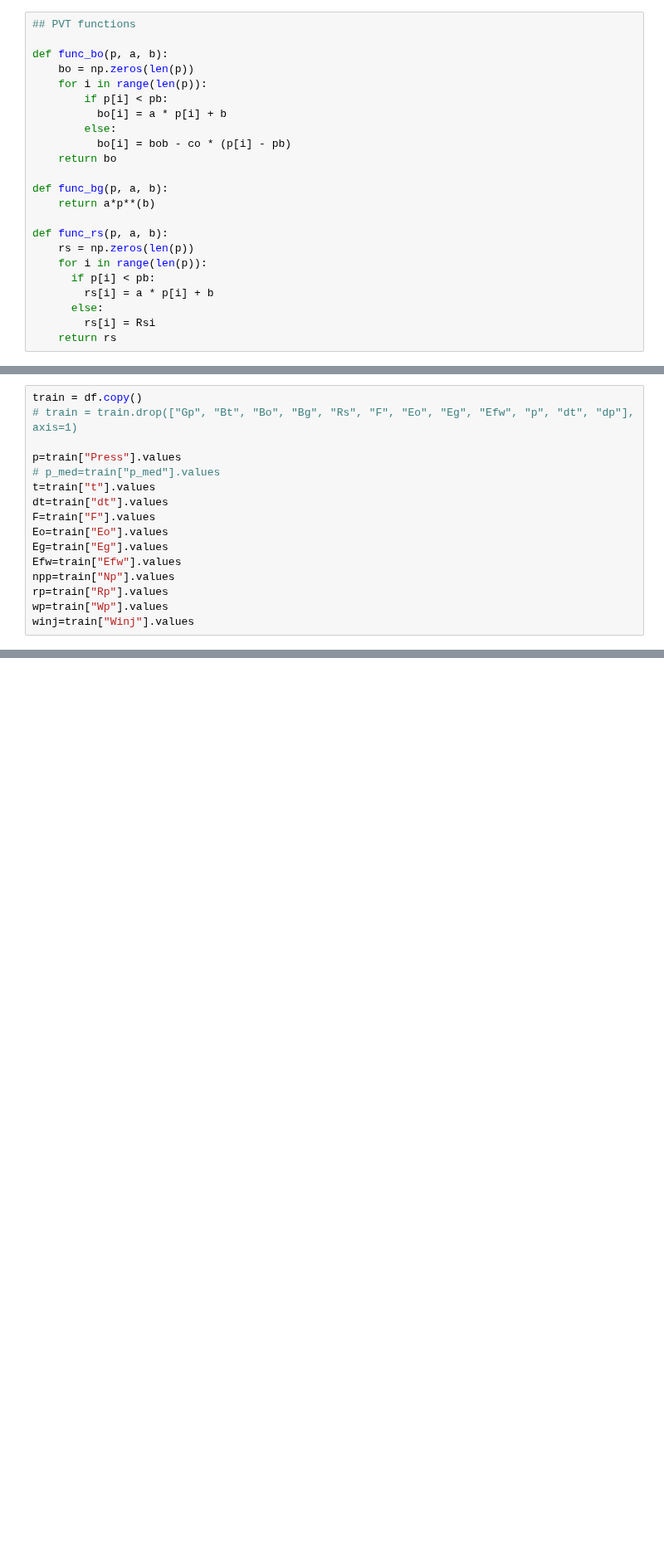
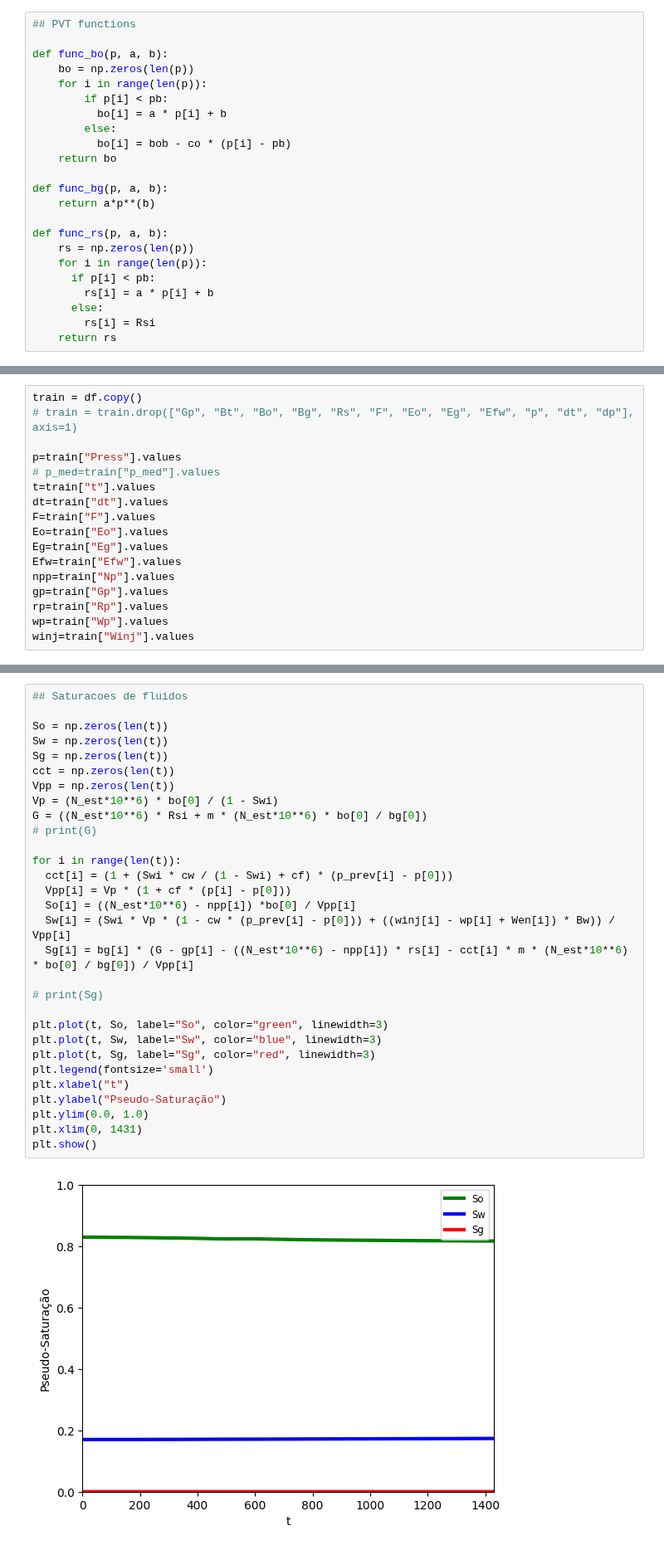
Before and after one commit to marcelogarret/projeto_mestrado, a Jupyter notebook: EBM_FIT_UNISIM_D.ipynb, the cells around one changed output, grey strips where cells are left out. Shown at 83% size. Drawn from its saved outputs; the diff is of its cells as text; blank space fills up the shorter version.

```diff
--- a/EBM_FIT_UNISIM_D.ipynb
+++ b/EBM_FIT_UNISIM_D.ipynb
@@ -137,6 +129,7 @@ Eo=train["Eo"].values
 Eg=train["Eg"].values
 Efw=train["Efw"].values
 npp=train["Np"].values
+gp=train["Gp"].values
 rp=train["Rp"].values
 wp=train["Wp"].values
 winj=train["Winj"].values
@@ -280,0 +289,32 @@ plt.show()
+# %%
+## Saturacoes de fluidos
+
+So = np.zeros(len(t))
+Sw = np.zeros(len(t))
+Sg = np.zeros(len(t))
+cct = np.zeros(len(t))
+Vpp = np.zeros(len(t))
+Vp = (N_est*10**6) * bo[0] / (1 - Swi)
+G = ((N_est*10**6) * Rsi + m * (N_est*10**6) * bo[0] / bg[0])
+# print(G)
+
+for i in range(len(t)):
+  cct[i] = (1 + (Swi * cw / (1 - Swi) + cf) * (p_prev[i] - p[0]))
+  Vpp[i] = Vp * (1 + cf * (p[i] - p[0]))
+  So[i] = ((N_est*10**6) - npp[i]) *bo[0] / Vpp[i]
+  Sw[i] = (Swi * Vp * (1 - cw * (p_prev[i] - p[0])) + ((winj[i] - wp[i] + Wen[i]) * Bw)) / Vpp[i]
+  Sg[i] = bg[i] * (G - gp[i] - ((N_est*10**6) - npp[i]) * rs[i] - cct[i] * m * (N_est*10**6) * bo[0] / bg[0]) / Vpp[i]
+
+# print(Sg)
+
+plt.plot(t, So, label="So", color="green", linewidth=3)
+plt.plot(t, Sw, label="Sw", color="blue", linewidth=3)
+plt.plot(t, Sg, label="Sg", color="red", linewidth=3)
+plt.legend(fontsize='small')
+plt.xlabel("t")
+plt.ylabel("Pseudo-Saturação")
+plt.ylim(0.0, 1.0)
+plt.xlim(0, 1431)
+plt.show()
+# %% [output]
+[figure, added]
```
Also changed, not shown: parts of 6 cells of this notebook.
